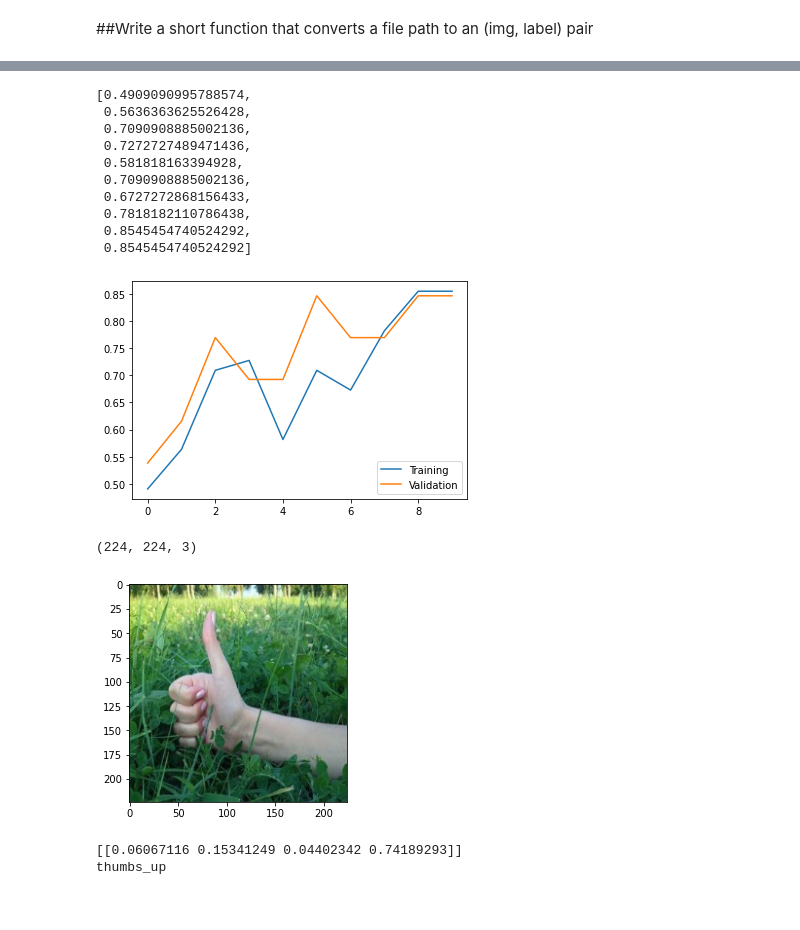
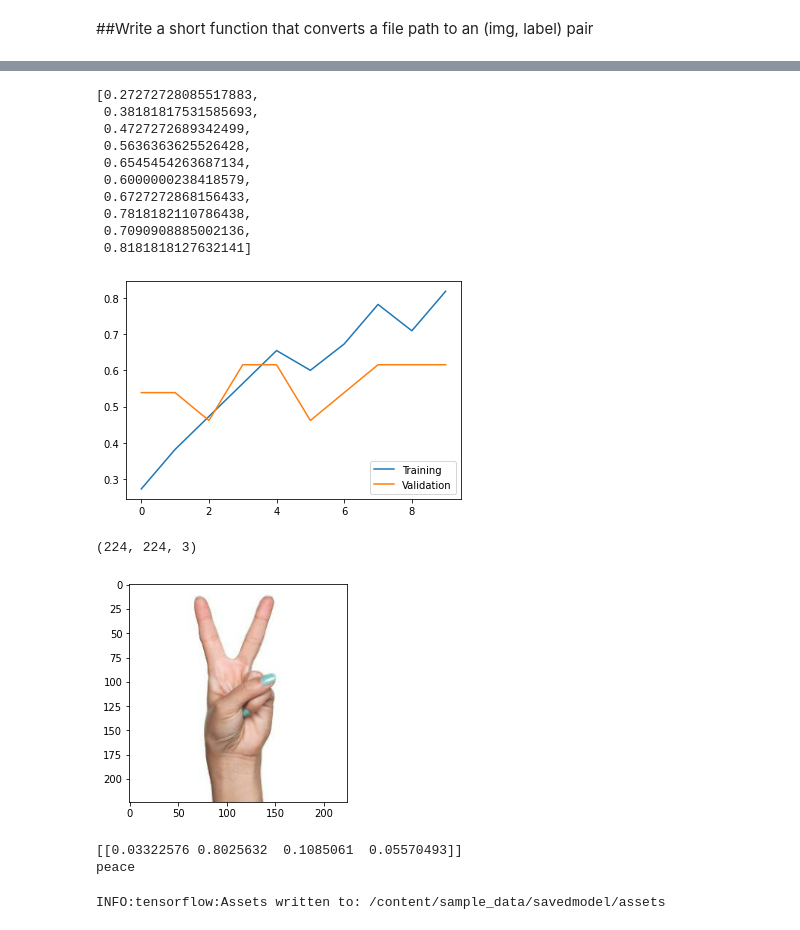
Before and after one commit to ravitata/tflite, a Jupyter notebook: hand_gesture/hand_gesture.ipynb, the cells around one changed output, grey strips where cells are left out. Cells and saved outputs as stored; diff of their text form; code cells hidden in the pictures.

```diff
--- a/hand_gesture/hand_gesture.ipynb
+++ b/hand_gesture/hand_gesture.ipynb
@@ -50,7 +50,7 @@ Trainable params: 3,504,872
 Non-trainable params: 34,112
 __________________________________________________________________________________________________
 # %%
-layer_output = model_mobile.get_layer('global_average_pooling2d_2').output
+layer_output = model_mobile.get_layer('global_average_pooling2d').output
 # %%
 layer_output.shape
 # %% [output]
@@ -343,35 +348,41 @@ Epoch 10/10
 # %%
 history.history['accuracy']
 # %% [output]
-[0.4909090995788574,
+[0.27272728085517883,
+ 0.38181817531585693,
+ 0.4727272689342499,
  0.5636363625526428,
- 0.7090908885002136,
- 0.7272727489471436,
- 0.581818163394928,
- 0.7090908885002136,
+ 0.6545454263687134,
+ 0.6000000238418579,
  0.6727272868156433,
  0.7818182110786438,
- 0.8545454740524292,
- 0.8545454740524292]
+ 0.7090908885002136,
+ 0.8181818127632141]
 # %%
 plt.plot(history.history['accuracy'])
 plt.plot(history.history['val_accuracy'])
 plt.legend(['Training', 'Validation'], loc='lower right')
 plt.show()
 # %% [output]
-[figure, old version]
+[figure, new version]
 # %%
-i = 2
+i = 7
 print(image_batch[i].shape)
 plt.imshow(image_batch[i].numpy().astype('uint8'))
 plt.show()
 
 test = tf.expand_dims(image_batch[i], axis=0)
 oh = my_model.predict(test)
 print(oh)
 print(class_names[tf.argmax(oh[0])])
 # %% [output]
 (224, 224, 3)
-[figure, old version]
+[figure, new version]
-[[0.06067116 0.15341249 0.04402342 0.74189293]]
-thumbs_up
+[[0.03322576 0.8025632  0.1085061  0.05570493]]
+peace
+# %%
+#Save the model
+
+tf.saved_model.save(my_model, '/content/sample_data/savedmodel')
+# %% [output]
+INFO:tensorflow:Assets written to: /content/sample_data/savedmodel/assets
```
Also changed, not shown: parts of 16 cells of this notebook.
